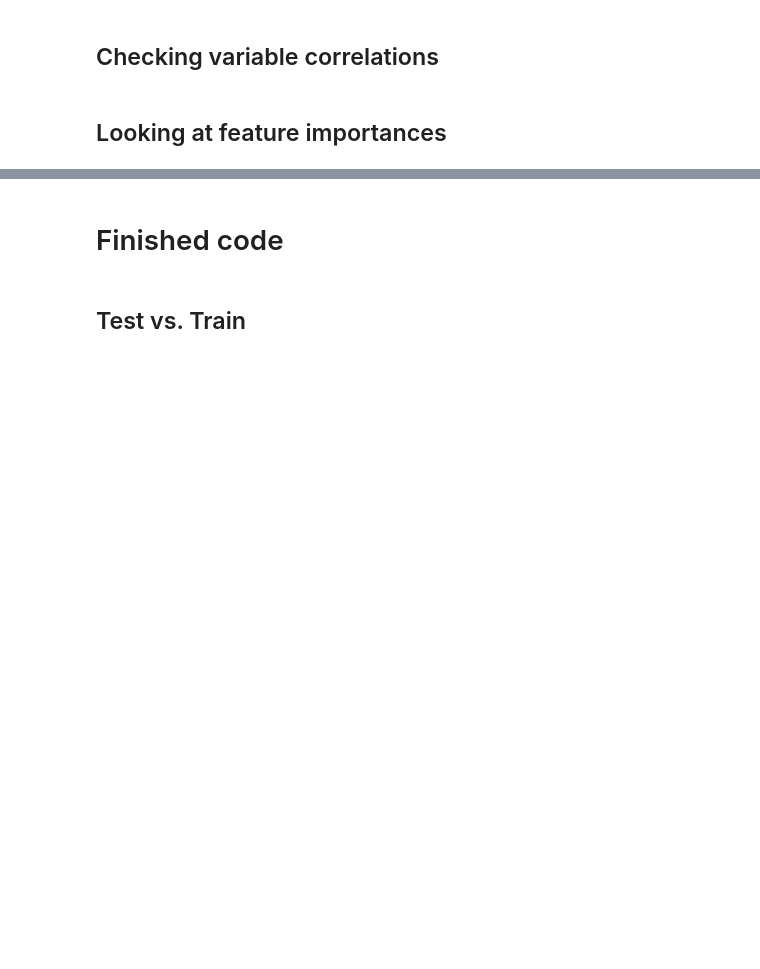
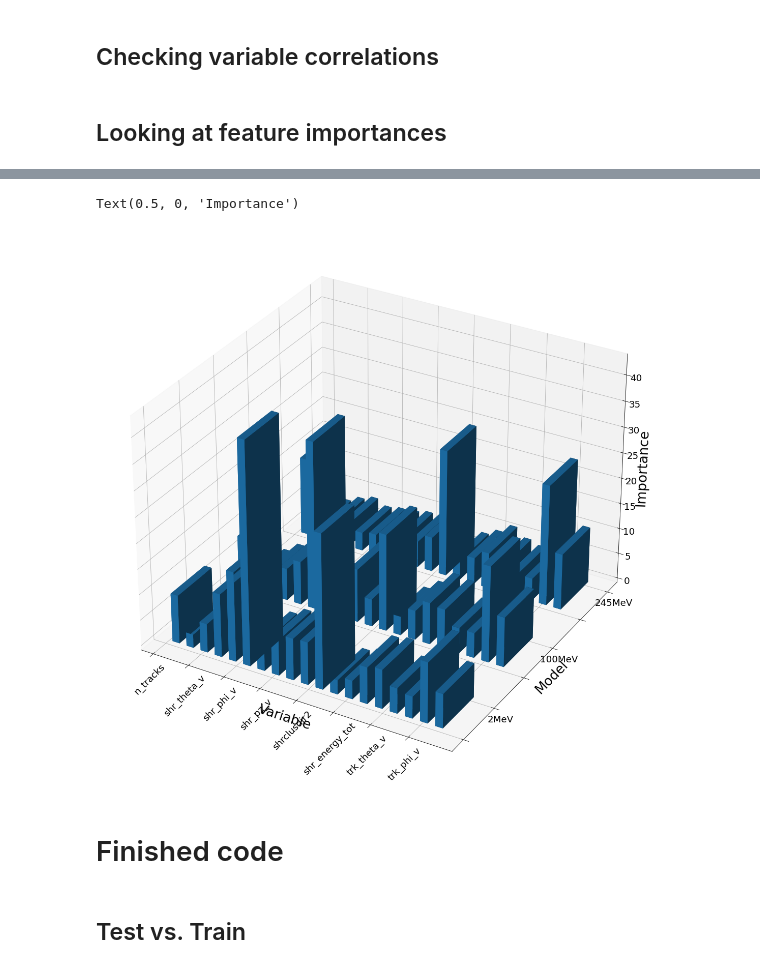
Before and after one commit to dmarsden01/uboone_HNL_analysis, a Jupyter notebook: 3_BDT_training_optimizing.ipynb, the cells around one changed output, grey strips where cells are left out. Drawn from its saved outputs; the diff is of its cells as text; code cells hidden in the pictures; blank space fills up the shorter version.

```diff
--- a/3_BDT_training_optimizing.ipynb
+++ b/3_BDT_training_optimizing.ipynb
@@ -303,3 +332,43 @@ print(top_N_dict[245])
+# %%
+fig = plt.figure(figsize=[20,20])
+ax1 = fig.add_subplot(projection='3d')
+
+mass_list = ["2MeV", "100MeV", "245MeV"]
+x = importance_dict[2].keys()
+y = mass_list
+data = np.array([list(importance_dict[2].values()),
+                 list(importance_dict[100].values()),
+                 list(importance_dict[245].values())])
+
+numOfCols = len(x)
+numOfRows = len(y)
+
+xpos = np.arange(0, numOfCols, 1)
+ypos = np.arange(0, numOfRows, 1)
+xpos, ypos = np.meshgrid(xpos + 0.5, ypos + 0.5)
+
+xpos = xpos.flatten()
+ypos = ypos.flatten()
+zpos = np.zeros(numOfCols * numOfRows)
+
+dx = np.ones(numOfRows * numOfCols) * 0.5
+dy = np.ones(numOfCols * numOfRows) * 0.5
+dz = data.flatten()
+
+mass_list_labels = [" "," ", "2MeV"," ", "100MeV"," ", "245MeV"]
+
+ax1.bar3d(xpos, ypos, zpos, dx, dy, dz)
+ax1.set_xticklabels(list(importance_dict[2].keys()),rotation=45)
+# ax1.set_xticklabels(list(importance_dict[2].keys()))
+ax1.set_yticklabels(mass_list_labels)
+
+ax1.set_xlabel('Variable')
+ax1.set_ylabel('Model')
+ax1.set_zlabel('Importance')
+# plt.show()
+# %% [output]
+Text(0.5, 0, 'Importance')
+[figure, added]
 # %% [markdown]
 # Finished code
 # %%
```
Also changed, not shown: parts of 4 cells of this notebook, 2 other files.
